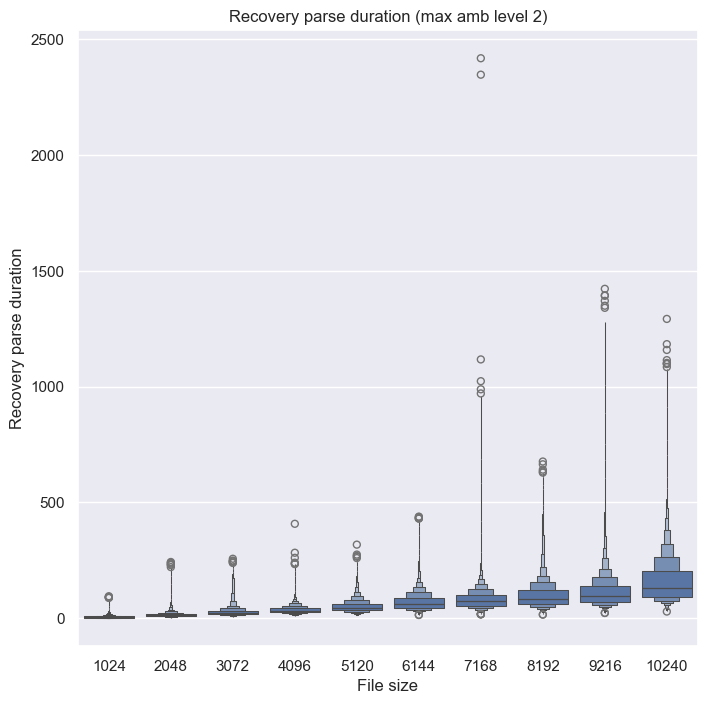
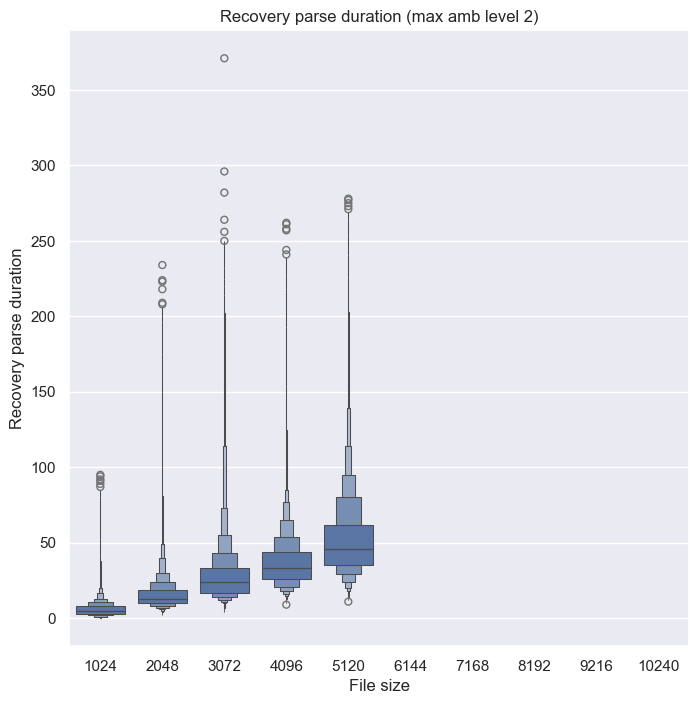
The change to this notebook cell's code, shown as a diff; its figure went from the first image to the second:
--- before
+++ after
@@ -1,7 +1,7 @@
-fig1, ax1 = plt.subplots(1, 1, figsize=(8, 8), sharey=True)
+fig1, ax1 = plt.subplots(figsize=(8, 8), sharey=True)
 #ax1.set_yscale('symlog')
 
 sns.boxenplot(
-    data=recovered[2],
+    data=recovered[0],
     x="bsize", y="duration",
     width_method="exponential",

Commit: Started working on limiting the number of skips during error recovery